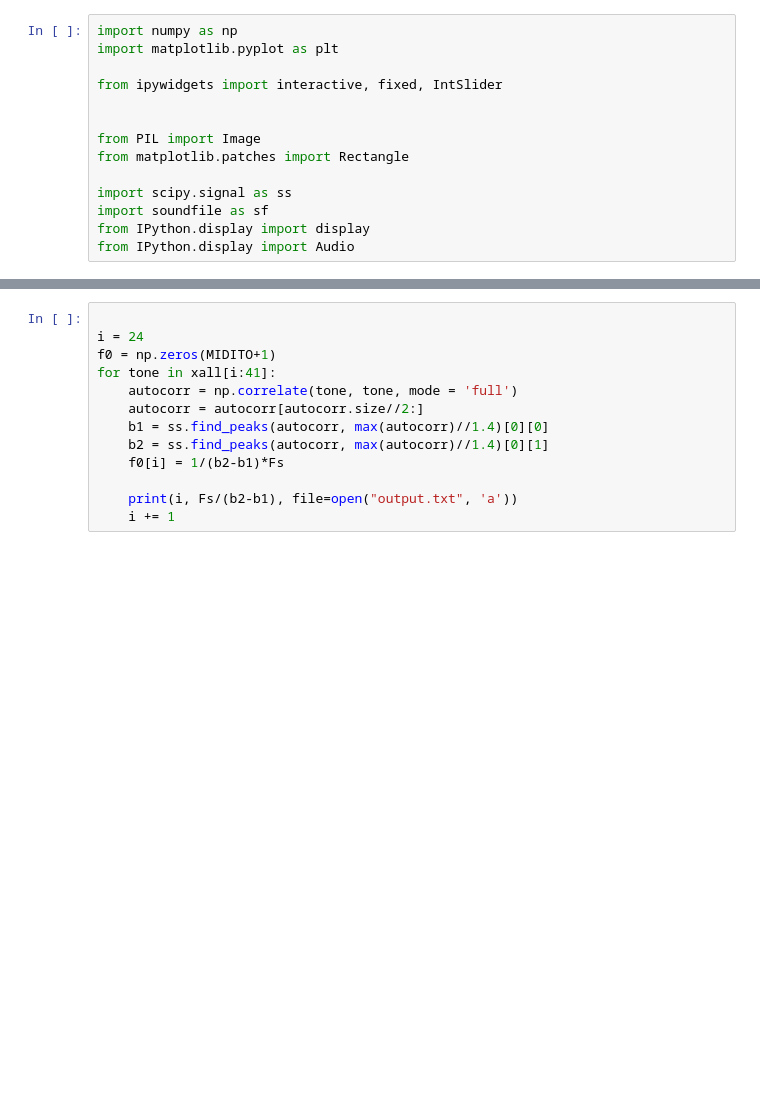
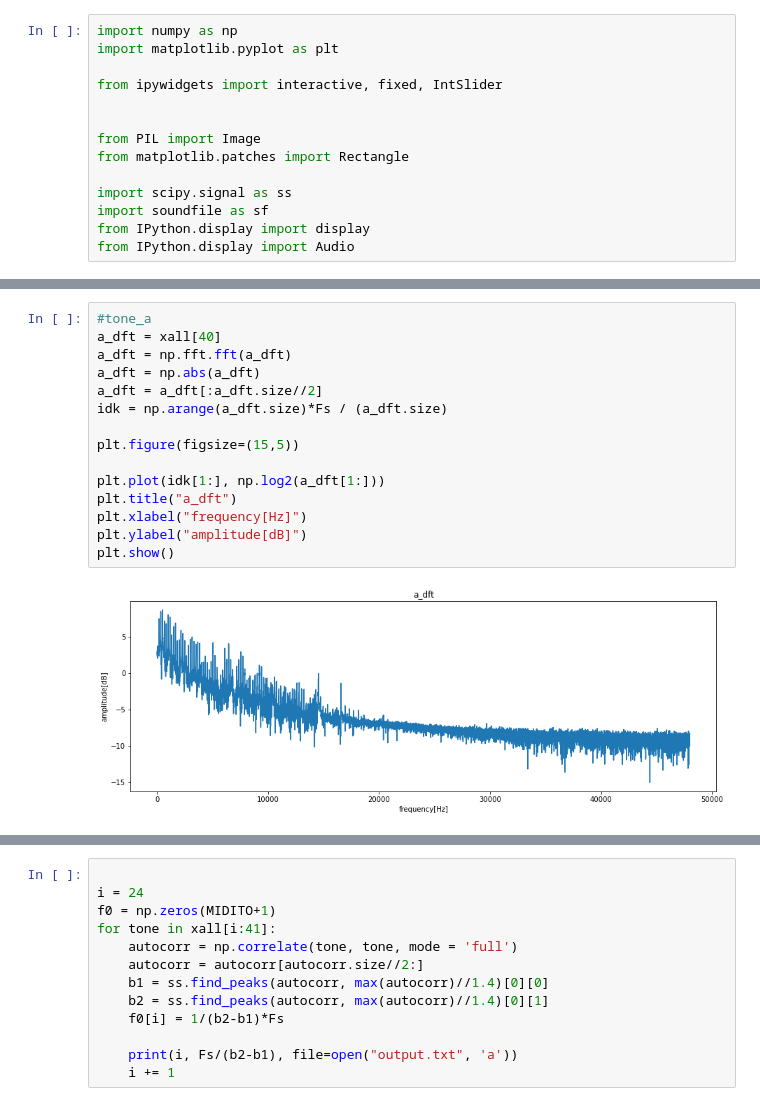
Before and after one commit to jirmusovic/Signaly-a-systemy, a Jupyter notebook: py/proj.ipynb, the cells around one changed output, grey strips where cells are left out. Saved outputs shown, nothing was run; the diff lists cells and outputs as text; blank space fills up the shorter version.

```diff
--- a/py/proj.ipynb
+++ b/py/proj.ipynb
@@ -61,0 +73,17 @@ plt.show()
+# %%
+#tone_a
+a_dft = xall[40]
+a_dft = np.fft.fft(a_dft)
+a_dft = np.abs(a_dft)
+a_dft = a_dft[:a_dft.size//2]
+idk = np.arange(a_dft.size)*Fs / (a_dft.size)
+
+plt.figure(figsize=(15,5))
+
+plt.plot(idk[1:], np.log2(a_dft[1:]))
+plt.title("a_dft")
+plt.xlabel("frequency[Hz]")
+plt.ylabel("amplitude[dB]")
+plt.show()
+# %% [output]
+[figure, added]
```
Also changed, not shown: parts of 15 cells of this notebook, 2 other files.
